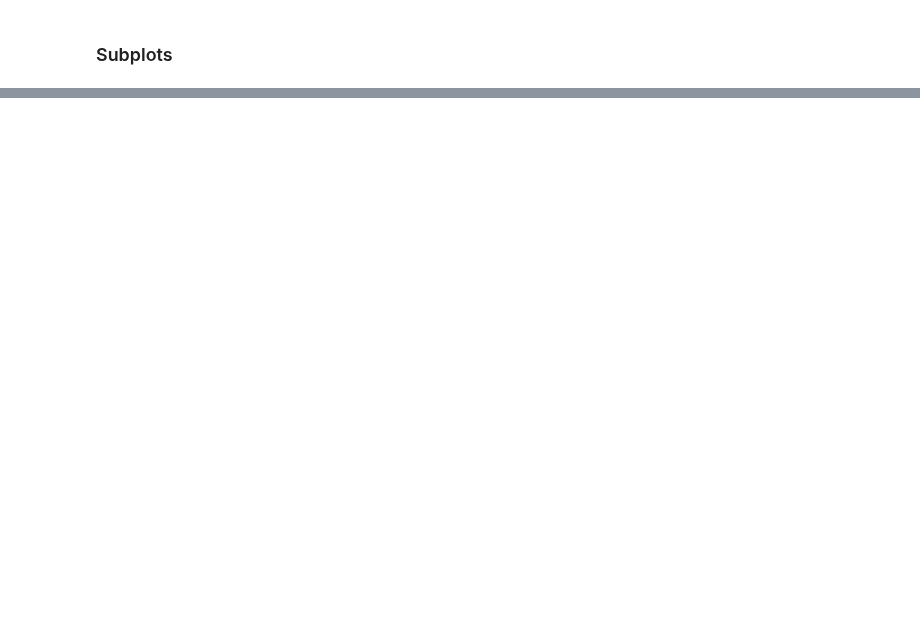
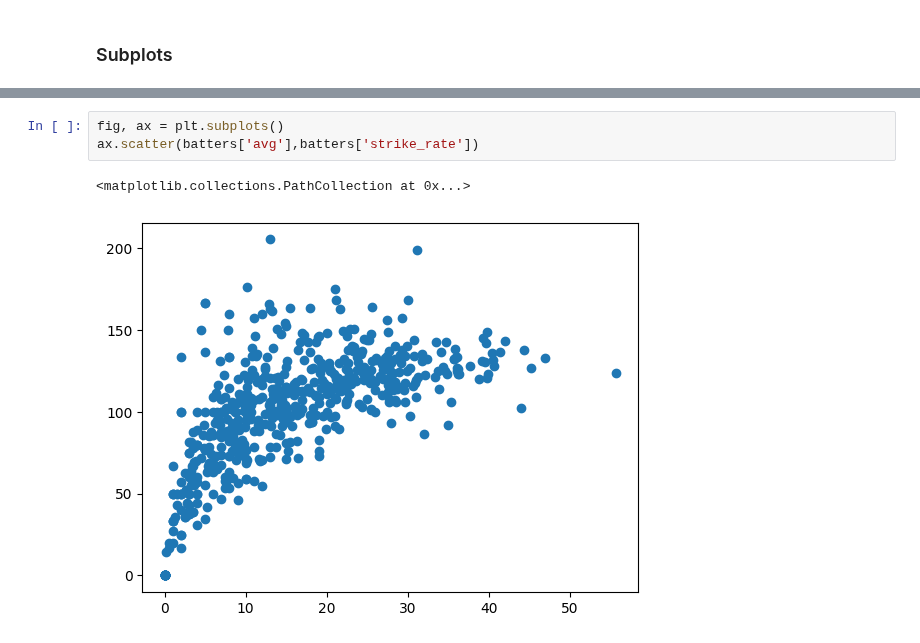
Before and after one commit to GitTanish/lvlPython, a Jupyter notebook: visualizations/Advanced_Matplotlib.ipynb, the cells around one changed output, grey strips where cells are left out. Saved outputs shown, nothing was run; the diff lists cells and outputs as text; blank space fills up the shorter version.

Commit message:
Subplots

```diff
--- a/visualizations/Advanced_Matplotlib.ipynb
+++ b/visualizations/Advanced_Matplotlib.ipynb
@@ -88,0 +140,6 @@ batters.head()
+# %%
+fig, ax = plt.subplots()
+ax.scatter(batters['avg'],batters['strike_rate'])
+# %% [output]
+<matplotlib.collections.PathCollection at 0x...>
+[figure, added]
```
Also changed, not shown: parts of 14 cells of this notebook.
